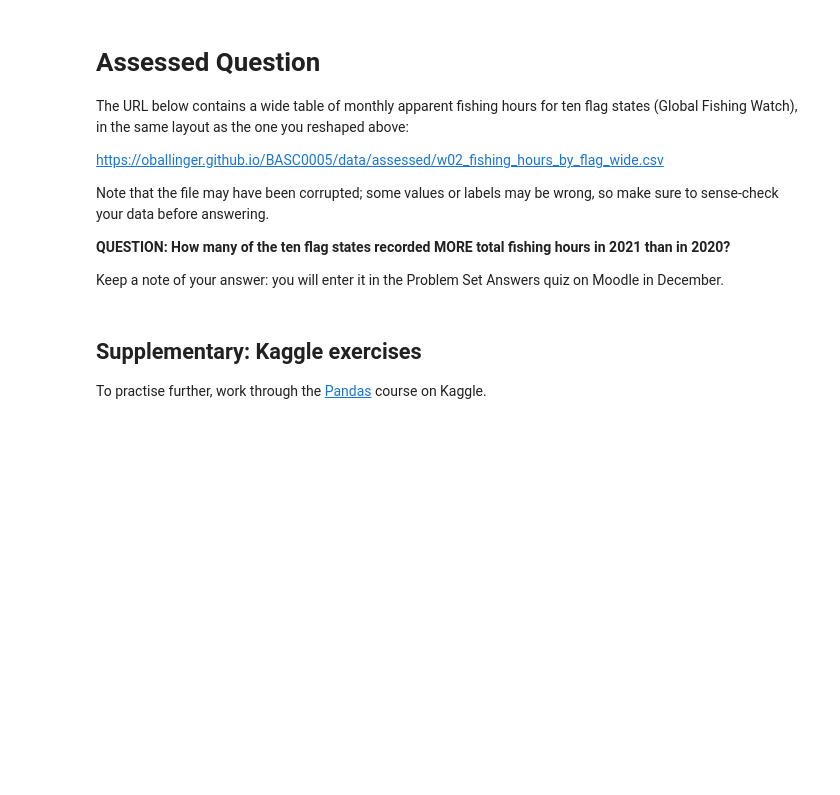
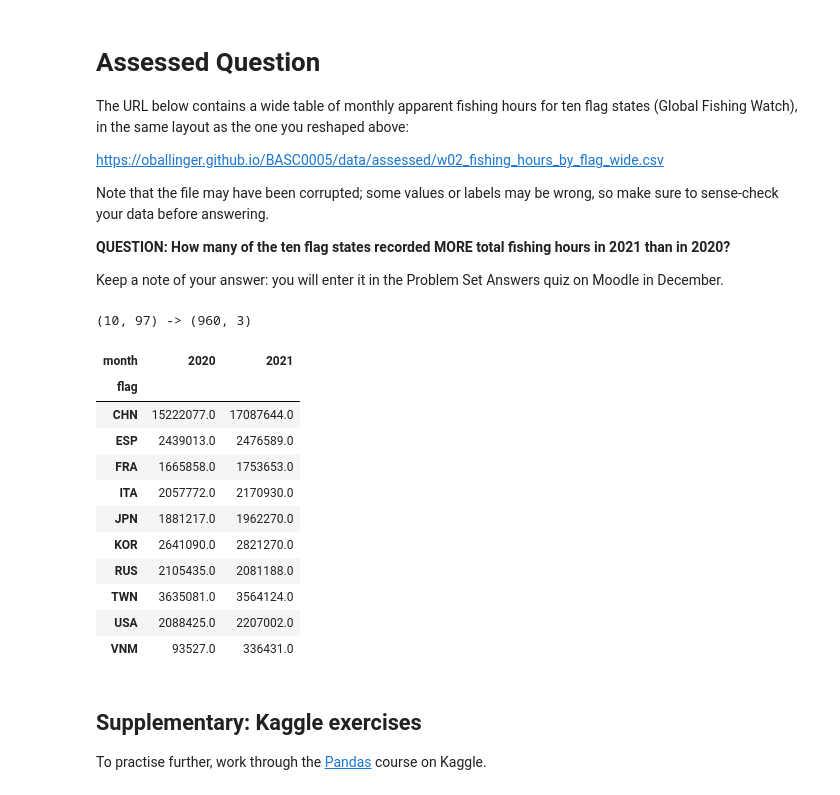
Before and after one commit to AlexiaNabok28/QM2, a Jupyter notebook: notebooks/W02. Pandas.ipynb, the cells around one changed output. Saved outputs shown, nothing was run; the diff lists cells and outputs as text; code cells hidden in the pictures; blank space fills up the shorter version.

```diff
--- a/notebooks/W02. Pandas.ipynb
+++ b/notebooks/W02. Pandas.ipynb
@@ -435,7 +444,37 @@ Note that the file may have been corrupted; some values or labels may be wrong,
 
 Keep a note of your answer: you will enter it in the Problem Set Answers quiz on Moodle in December.
 # %%
-# Your code here
+fishing_watch = pd.read_csv("https://oballinger.github.io/BASC0005/data/assessed/w02_fishing_hours_by_flag_wide.csv")
+fishing_watch
+fishing = fishing_watch.melt(id_vars="flag", var_name="month", value_name="fishing_hours")
+fishing["month"] = pd.to_datetime(fishing["month"])
+print(fishing_watch.shape, "->", fishing.shape)
+fishing.dtypes
+
+fishing["fishing_hours"] = (
+    fishing["fishing_hours"]
+    .astype(str)
+    .str.replace(",", "", regex=False)
+    .astype(float))
+
+fishing.dtypes
+annual1 = fishing.groupby(["flag", fishing["month"].dt.year])["fishing_hours"].sum().unstack()
+annual1
+annual1[[2020,2021]]
+# %% [output]
+(10, 97) -> (960, 3)
+| month | 2020 | 2021 |
+| flag |  |  |
+| CHN | 15222077.0 | 17087644.0 |
+| ESP | 2439013.0 | 2476589.0 |
+| FRA | 1665858.0 | 1753653.0 |
+| ITA | 2057772.0 | 2170930.0 |
+| JPN | 1881217.0 | 1962270.0 |
+| KOR | 2641090.0 | 2821270.0 |
+| RUS | 2105435.0 | 2081188.0 |
+| TWN | 3635081.0 | 3564124.0 |
+| USA | 2088425.0 | 2207002.0 |
+| VNM | 93527.0 | 336431.0 |
 # %% [markdown]
 ## Supplementary: Kaggle exercises
 
```
Also changed, not shown: parts of 7 cells of this notebook.
